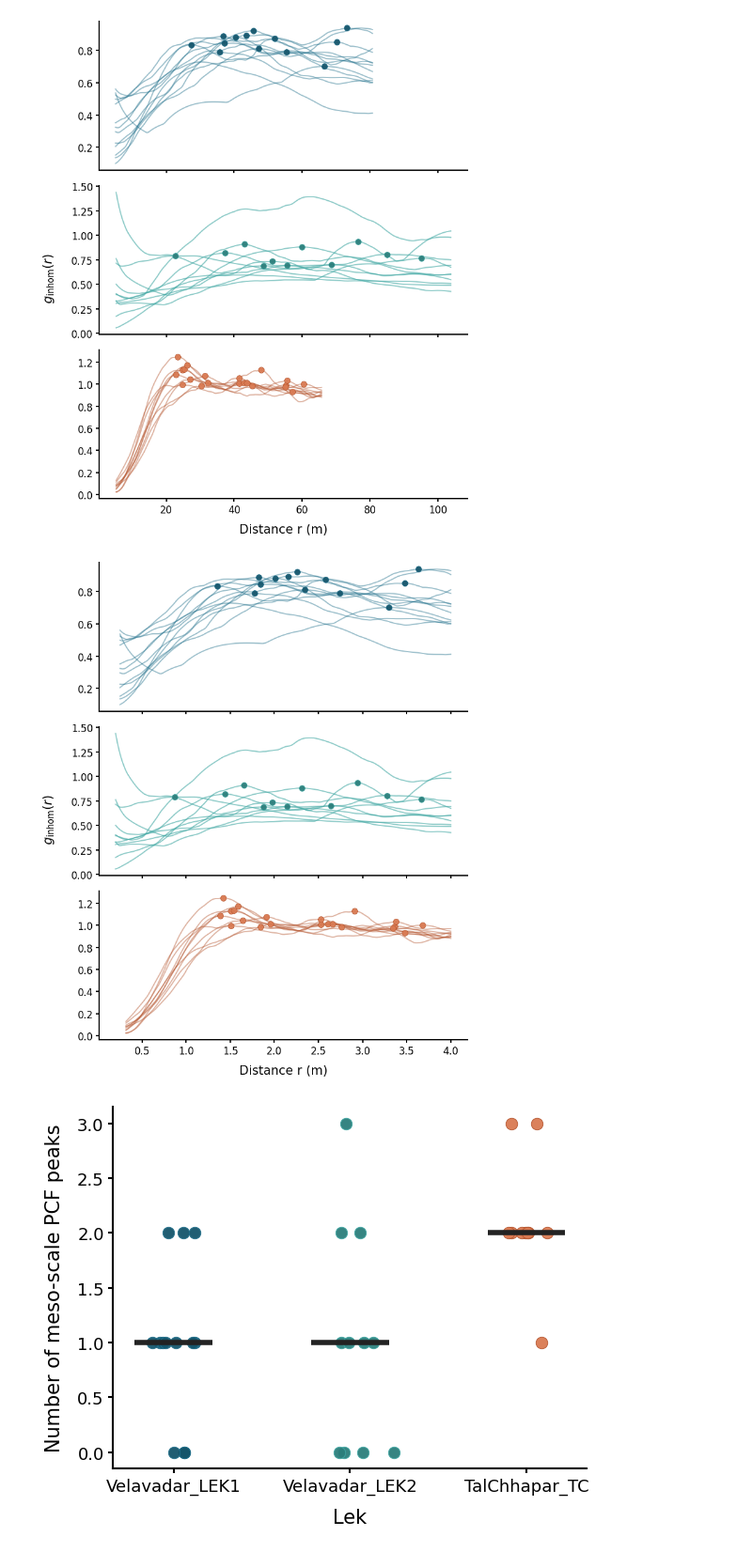
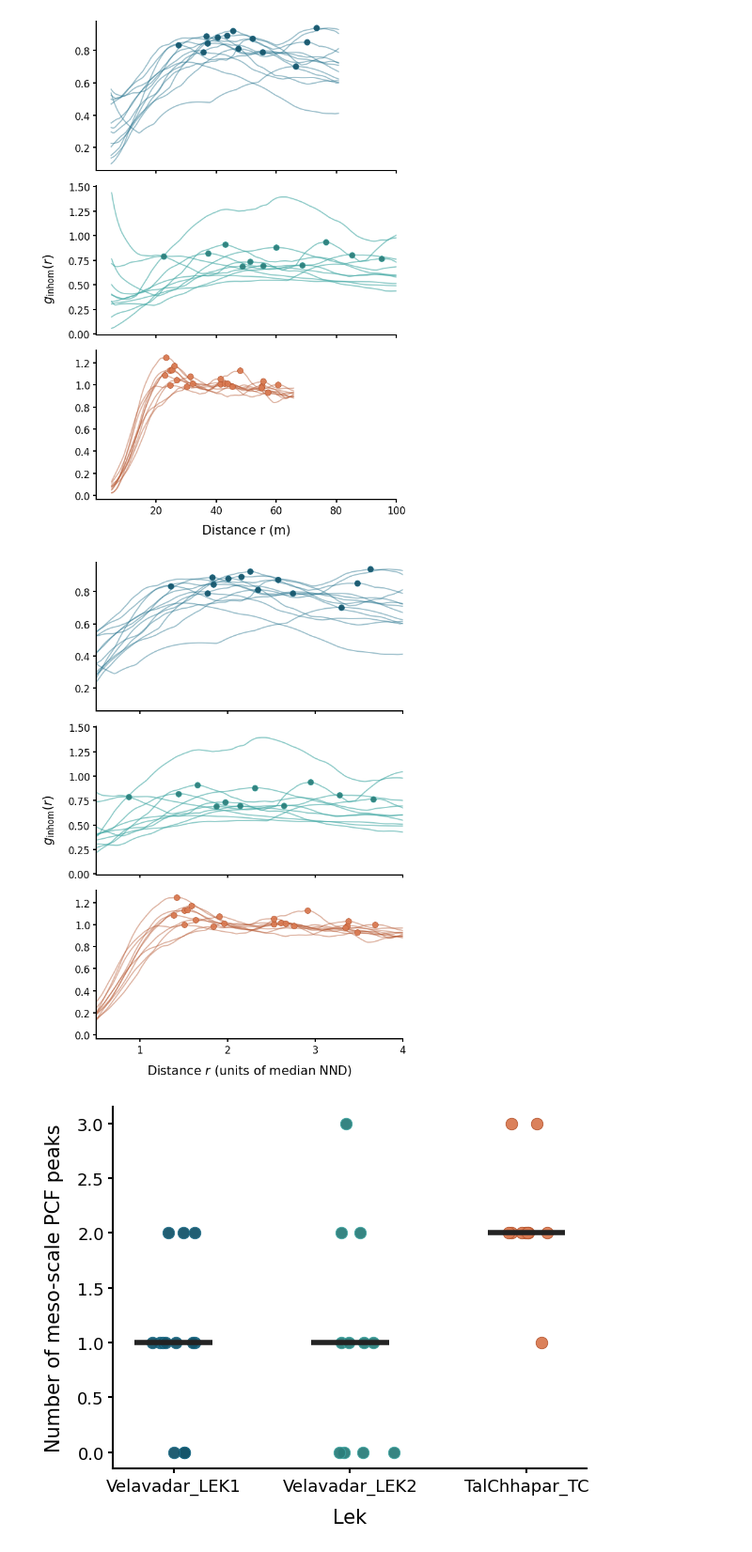
Before and after one commit to ruthviksp/territory_geometry, a Jupyter notebook: plot_pcf.ipynb, the cells around one changed output. Shown at 94% size. Cells and saved outputs as stored; diff of their text form; code cells hidden in the pictures.

```diff
--- a/plot_pcf.ipynb
+++ b/plot_pcf.ipynb
@@ -26,37 +26,41 @@ point_cols = {'Tal Chhapar': '#D97A52', 'Velavadar Lek 1': '#15556B', 'Velavadar
 lek_labels_ordered = pcf_all['lek_id'].cat.categories.tolist()
 # %%
 ## PCF curves with detected peaks on metric scale
-fig, axes = plt.subplots(len(lek_labels), 1, figsize=(7, 9), sharex=True)
+fig, axes = plt.subplots(len(lek_labels), 1, figsize=(6, 9), sharex=True)
 
 for ax, lek in zip(axes, lek_labels_ordered):
     sub_all = pcf_all.loc[(pcf_all['lek_id'] == lek)]
     sub_peaks = peaks.loc[(peaks['lek_id'] == lek)]
 
     for _, gdat in sub_all.groupby('date'):
         ax.plot(gdat['r'], gdat['g'], linewidth=1.4,
                 alpha=0.45 if lek != 'Velavadar Lek 2' else 0.6, color=fill_cols[lek])
 
     scaling_factor = np.unique(sub_all.loc[sub_all['lek_id'] == np.unique(sub_peaks['lek_id'])[0], 'ref_median_nn'])[0]
     ax.scatter(sub_peaks['r_peak'], sub_peaks['g_peak'], s=50, color=point_cols[lek],
                edgecolor=fill_cols[lek], linewidth=0.6, alpha=0.95, zorder=3)
 
     ax.spines['top'].set_visible(False)
     ax.spines['right'].set_visible(False)
     ax.spines['left'].set_linewidth(1.5)
     ax.spines['bottom'].set_linewidth(1.5)
     ax.tick_params(axis='both', which='major', labelsize=12, width=1.5)
 
+for ax in axes:
+    ax.set_xticks([20, 40, 60, 80, 100])
+    ax.set_xlim(0, 100)
+
 axes[-1].set_xlabel('Distance r (m)', fontsize=15, labelpad=10)
 fig.text(-0.05, 0.5, r'$g_{\mathrm{inhom}}(r)$',fontsize=15, va='center', rotation='vertical')
 
 plt.tight_layout()
 
 plt.savefig(out_dir/'plot_pcf_curves.png', dpi=300, bbox_inches='tight')
 # %% [output]
-[figure, old version]
+[figure, new version]
 # %%
 ## PCF curves with detected peaks on NND scale
-fig, axes = plt.subplots(len(lek_labels), 1, figsize=(7, 9), sharex=True)
+fig, axes = plt.subplots(len(lek_labels), 1, figsize=(6, 9), sharex=True)
 
 for ax, lek in zip(axes, lek_labels_ordered):
     sub_all = pcf_all.loc[(pcf_all['lek_id'] == lek)]
@@ -76,14 +80,18 @@ for ax, lek in zip(axes, lek_labels_ordered):
     ax.spines['bottom'].set_linewidth(1.5)
     ax.tick_params(axis='both', which='major', labelsize=12, width=1.5)
 
-axes[-1].set_xlabel('Distance r (m)', fontsize=15, labelpad=10)
+for ax in axes:
+    ax.set_xticks([1, 2, 3, 4])
+    ax.set_xlim(0.5, 4)
+
+axes[-1].set_xlabel(r'Distance $r$ (units of median NND)', fontsize=15, labelpad=10)
 fig.text(-0.05, 0.5, r'$g_{\mathrm{inhom}}(r)$',fontsize=15, va='center', rotation='vertical')
 
 plt.tight_layout()
 
 plt.savefig(out_dir/'plot_pcf_curves_rescaled.png', dpi=300, bbox_inches='tight')
 # %% [output]
-[figure, old version]
+[figure, new version]
 # %%
 # One row per lek × date
 peaks_npeaks = (peaks[['lek_id', 'date', 'n_peaks']].drop_duplicates())
```
Also changed, not shown: 2 other files.
